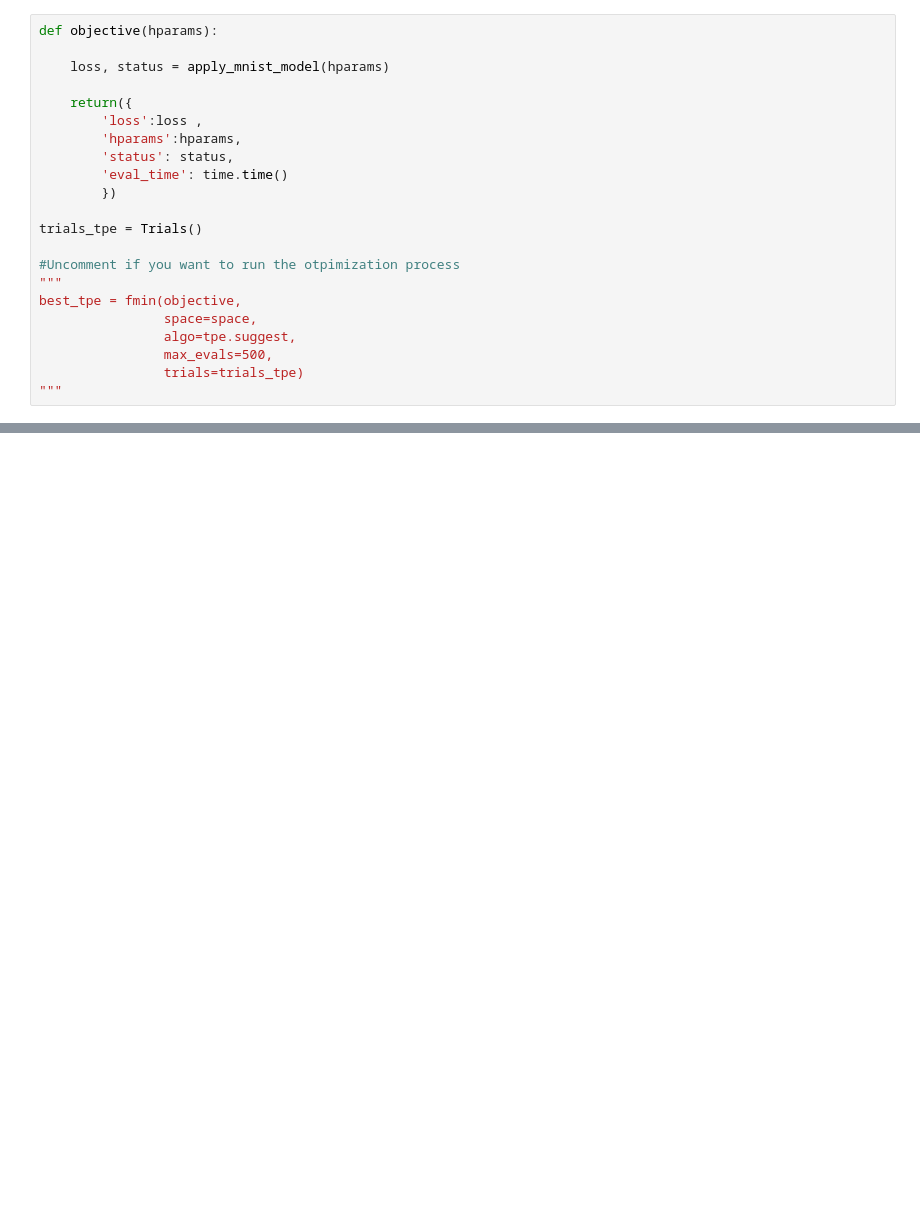
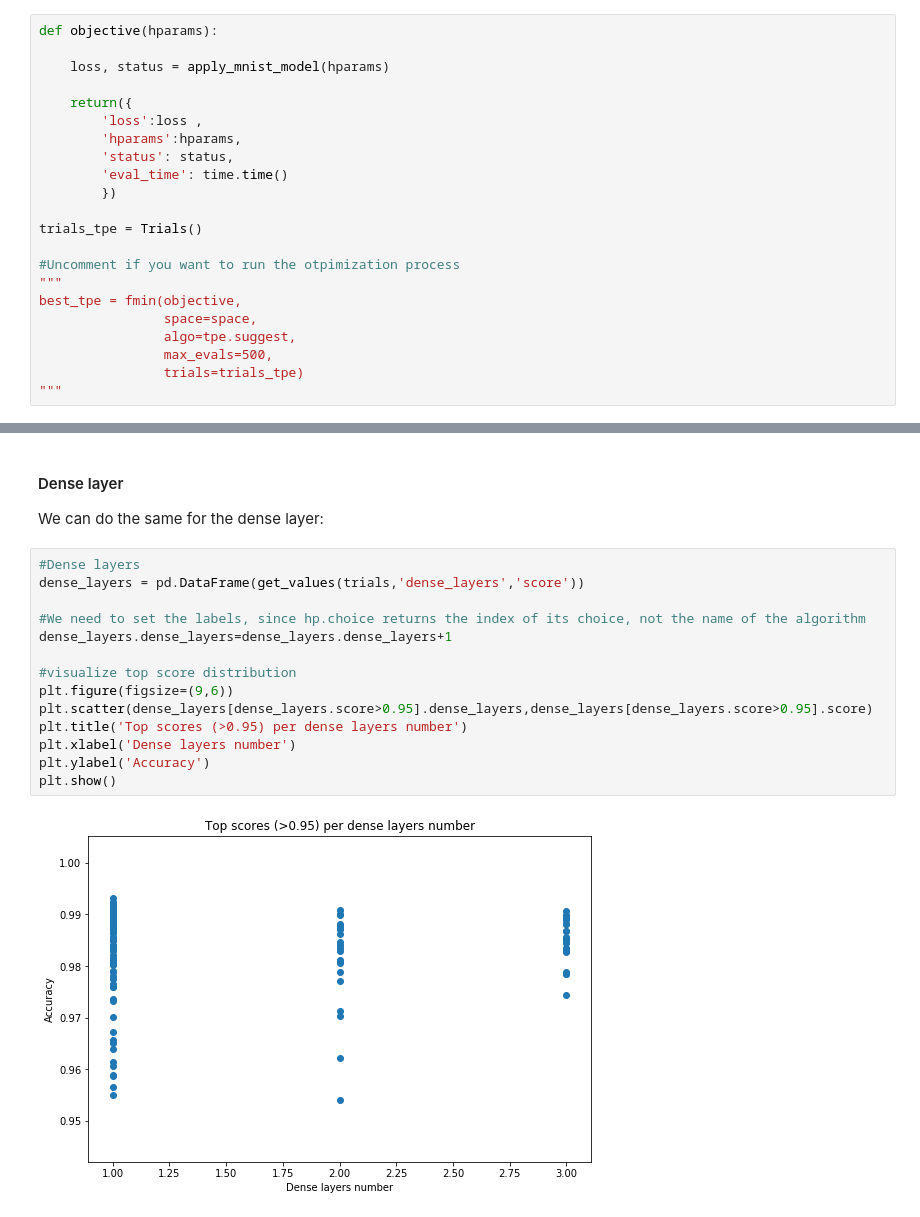
Before and after one commit to AlxClt/Hyperparameters, a Jupyter notebook: MNIST_bayes_opt.ipynb, the cells around one changed output, grey strips where cells are left out. Cells and saved outputs as stored; diff of their text form; blank space fills up the shorter version.

```diff
--- a/MNIST_bayes_opt.ipynb
+++ b/MNIST_bayes_opt.ipynb
@@ -444,0 +558,20 @@ best_tpe = fmin(objective,
+# %% [markdown]
+#### Dense layer
+
+We can do the same for the dense layer:
+# %%
+#Dense layers
+dense_layers = pd.DataFrame(get_values(trials,'dense_layers','score'))
+
+#We need to set the labels, since hp.choice returns the index of its choice, not the name of the algorithm
+dense_layers.dense_layers=dense_layers.dense_layers+1
+
+#visualize top score distribution
+plt.figure(figsize=(9,6))
+plt.scatter(dense_layers[dense_layers.score>0.95].dense_layers,dense_layers[dense_layers.score>0.95].score)
+plt.title('Top scores (>0.95) per dense layers number')
+plt.xlabel('Dense layers number')
+plt.ylabel('Accuracy')
+plt.show()
+# %% [output]
+[figure, added]
```
Also changed, not shown: parts of 19 cells of this notebook, 3 other files.
